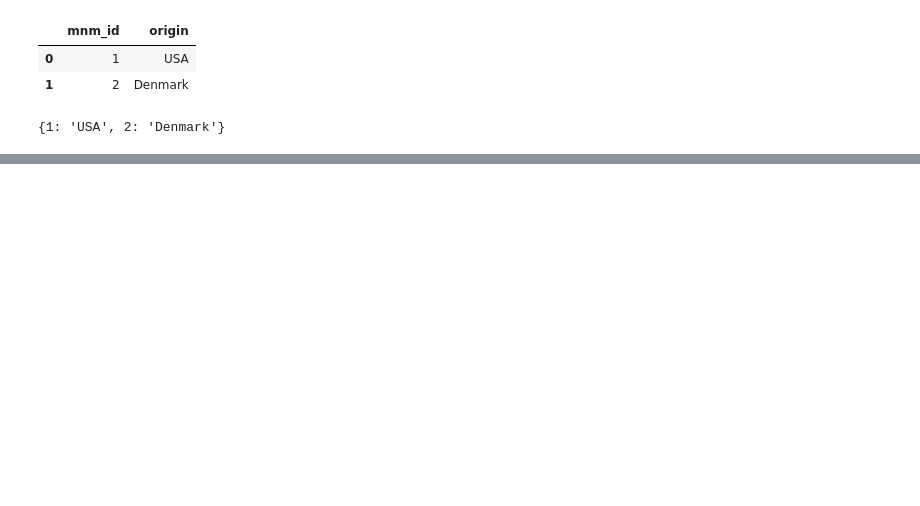
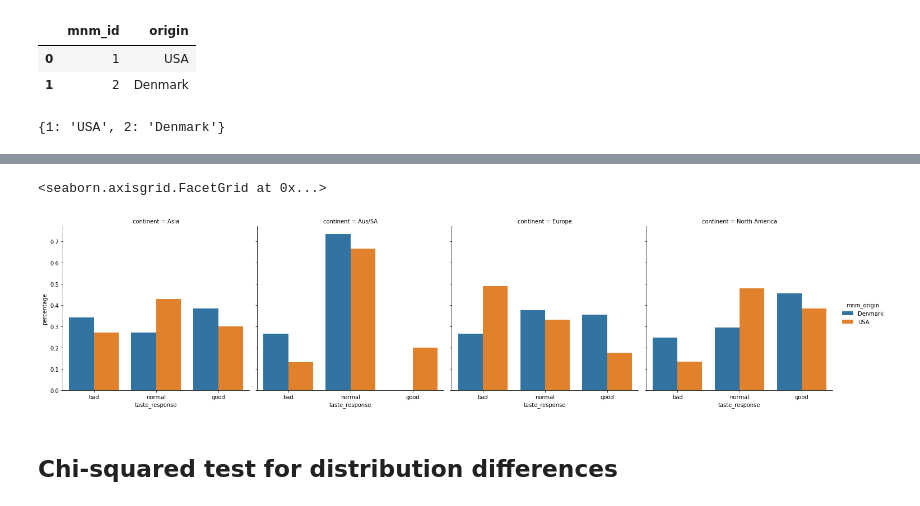
Before and after one commit to erinhwilson/mnm-taste-test, a Jupyter notebook: mnm_analysis.ipynb, the cells around one changed output, grey strips where cells are left out. Cells and saved outputs as stored; diff of their text form; code cells hidden in the pictures; blank space fills up the shorter version.

```diff
--- a/mnm_analysis.ipynb
+++ b/mnm_analysis.ipynb
@@ -110,0 +198,20 @@ alt.Chart(df).mark_bar(size=40).encode(
+# %%
+order = ['bad','normal','good']
+
+#selector = alt.selection_single(encodings=['x', 'color'])
+selection = alt.selection_multi(fields=['taste_response'], bind='legend')
+
+alt.Chart(df).mark_bar(size=40).encode(
+    x=alt.X('mnm_origin:N',title="M&M origin",axis=alt.Axis(labelAngle=0,labelFontSize=10)),
+    y=alt.Y('count(taste_response)',title="Count of Responses"),#.stack('normalize'),
+    color=alt.Color('taste_response:N',sort=order,title="Taste"
+                   ).scale(scheme='brownbluegreen',
+                           domain=order),
+    order=alt.Order('color_taste_response_sort_index:Q',sort='descending'),
+    column=alt.Column('continent_adj:N',title='',header=alt.Header(labelFontSize=18),sort='descending'),
+    tooltip=['continent_adj','taste_response','mnm_origin','count(taste_response)']
+).properties(width=100).add_selection(
+    selection
+).transform_filter(
+    selection
+)
@@ -150,0 +271,4 @@ alt.Chart(df).mark_bar(size=25).encode(
+# %%
+table_count = df.groupby(['mnm_origin','continent_adj'])['taste_response'].value_counts()
+table_perc = df.groupby(['mnm_origin','continent_adj'])['taste_response'].value_counts(normalize=True)
+table = pd.concat([table_count,table_perc], axis=1, keys=['count', 'percentage'])
@@ -161,0 +317,9 @@ alt.Chart(df).mark_bar(size=25).encode(
+# %%
+#table.reset_index()
+table2 = pd.DataFrame()
+table2['mnm_origin'] = table.index.get_level_values(0)
+table2['continent'] = table.index.get_level_values(1)
+table2['taste_response'] = table.index.get_level_values(2)
+table2['count'] = table['count'].values
+table2['percentage'] = table['percentage'].values
+table2
@@ -161,0 +366,8 @@ alt.Chart(df).mark_bar(size=25).encode(
+# %%
+sns.catplot(data=table2, x='taste_response',y='percentage',
+            hue='mnm_origin',col="continent",kind='bar',order=order)
+# %% [output]
+<seaborn.axisgrid.FacetGrid at 0x...>
+[figure, added]
+# %% [markdown]
+## Chi-squared test for distribution differences
```
Also changed, not shown: parts of 61 cells of this notebook, 1 other file.
